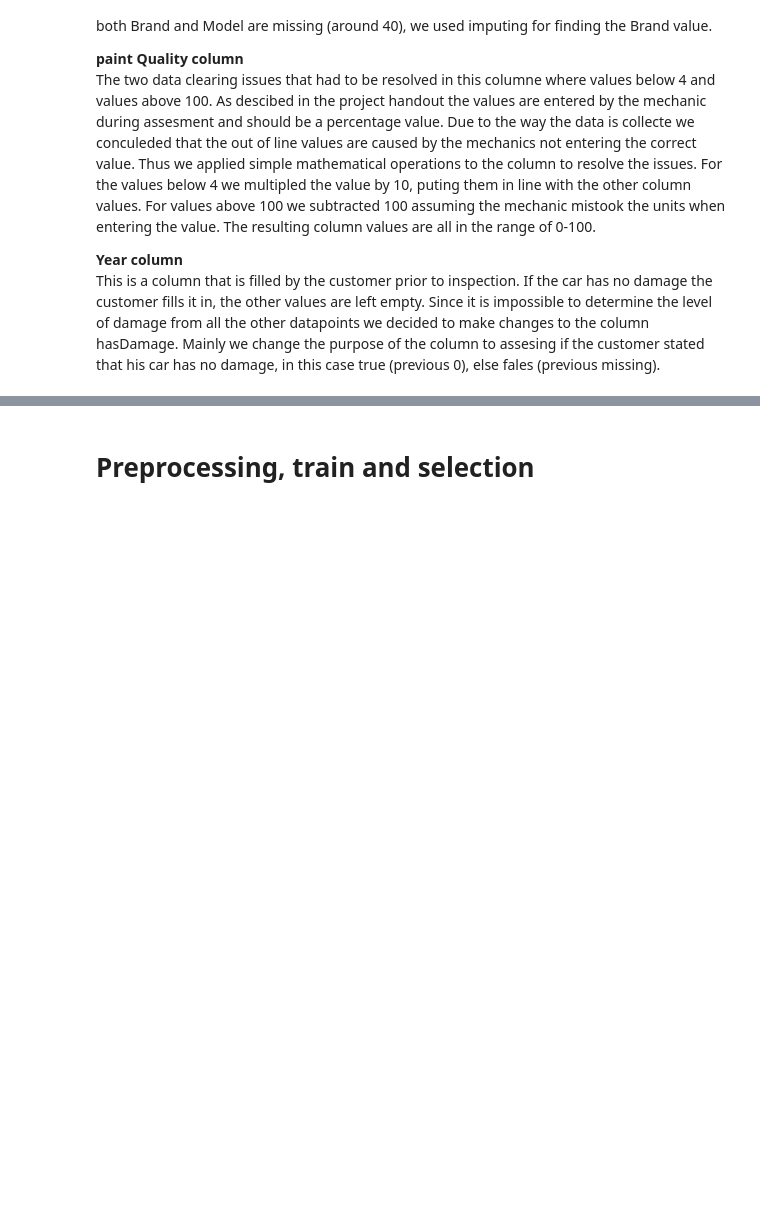
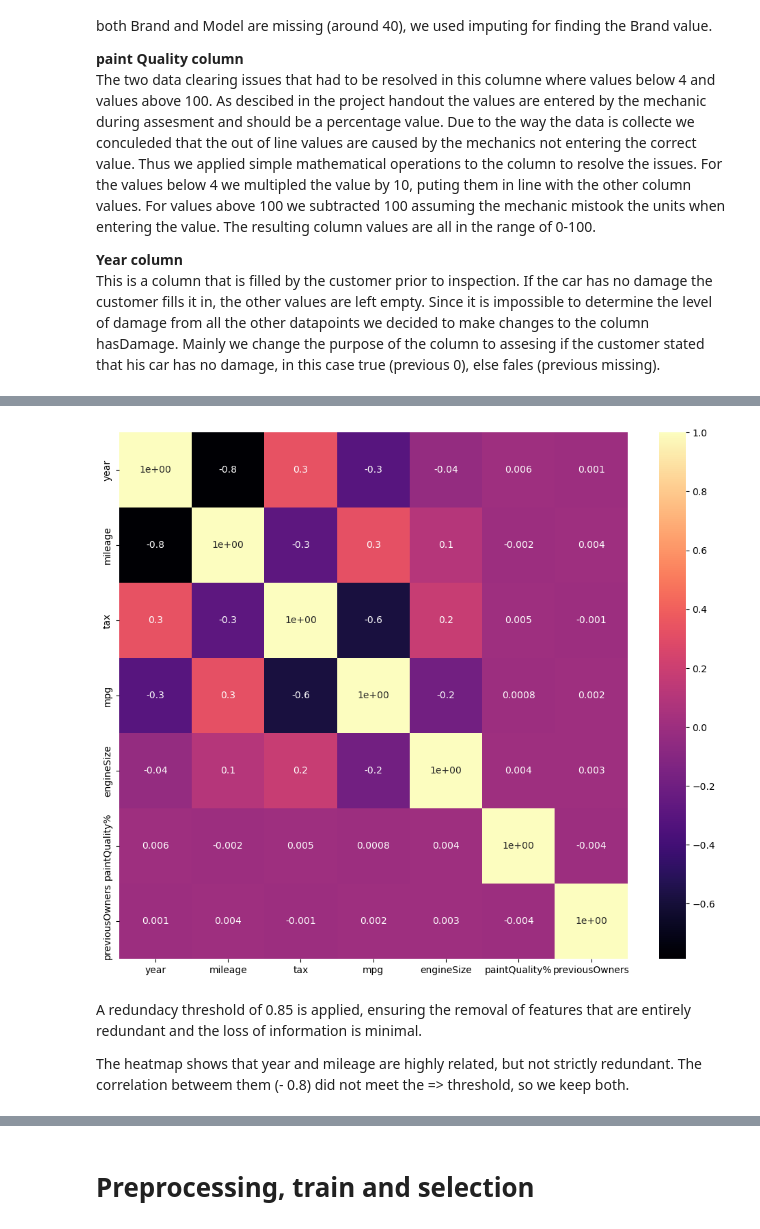
Before and after one commit to LiberoBiagi/ML_Nova_IMS_25-26, a Jupyter notebook: code.ipynb, the cells around one changed output, grey strips where cells are left out. Cells and saved outputs as stored; diff of their text form; code cells hidden in the pictures; blank space fills up the shorter version.

Commit message:
Add files via upload
Feature selection

```diff
--- a/code.ipynb
+++ b/code.ipynb
@@ -618,0 +633,10 @@ def clean_car_data(df_train, df_test, fast=True):
+# %%
+df_train = pd.read_csv(
+    "https://raw.githubusercontent.com/LiberoBiagi/ML_Nova_IMS_25-26/refs/heads/main/train.csv"
+)
+
+df_test = pd.read_csv(
+    ""https://raw.githubusercontent.com/LiberoBiagi/ML_Nova_IMS_25-26/refs/heads/main/test.csv""
+)
+
+df, df_test = clean_car_data(df_train, df_test, fast=True)
@@ -618,0 +684,8 @@ def clean_car_data(df_train, df_test, fast=True):
+# %%
+#  Dropping Target column ('price) and 'carID' since it is a non-predictive identifier
+X_train_raw = df.drop(columns=['price', 'carID'], errors='ignore')
+
+#Selecting numerical features to start Filter method
+df_numerical = X_train_raw.select_dtypes(include=['number'])
+
+print(df_numerical)
@@ -618,0 +728,3 @@ def clean_car_data(df_train, df_test, fast=True):
+# %%
+cor_spearman = df_numerical.corr(method ='spearman')
+cor_spearman
@@ -618,0 +740,13 @@ def clean_car_data(df_train, df_test, fast=True):
+# %%
+def cor_heatmap(cor_spearman):
+    plt.figure(figsize=(12,10))
+    sns.heatmap(data = cor_spearman, annot = True, cmap = plt.cm.magma, fmt='.1')
+    plt.show()
+# %%
+cor_heatmap(cor_spearman)
+# %% [output]
+[figure, added]
+# %% [markdown]
+A  redundacy threshold of 0.85 is applied, ensuring the removal of features that are entirely redundant and the loss of information is minimal.
+
+The heatmap shows that year and mileage are highly related, but not strictly redundant. The correlation betweem them (- 0.8) did not meet the => threshold, so we keep both.
```
Also changed, not shown: parts of 19 cells of this notebook.
